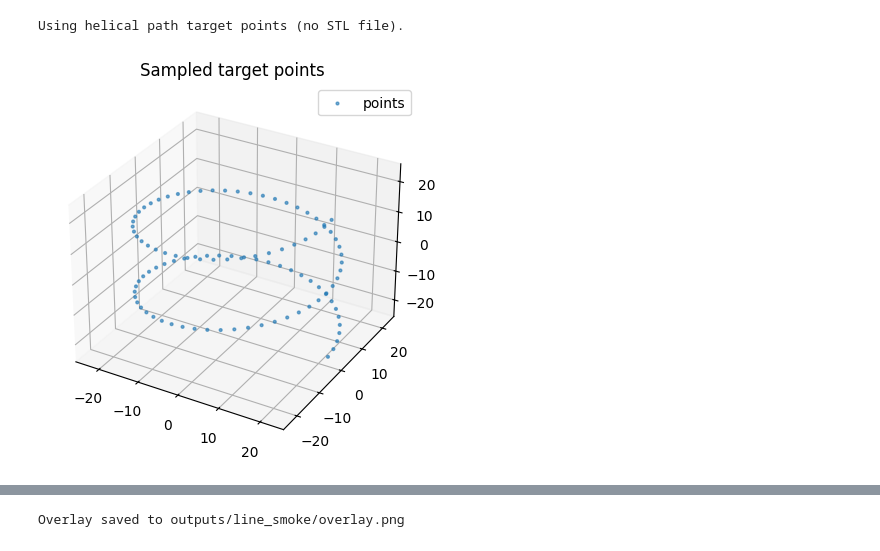
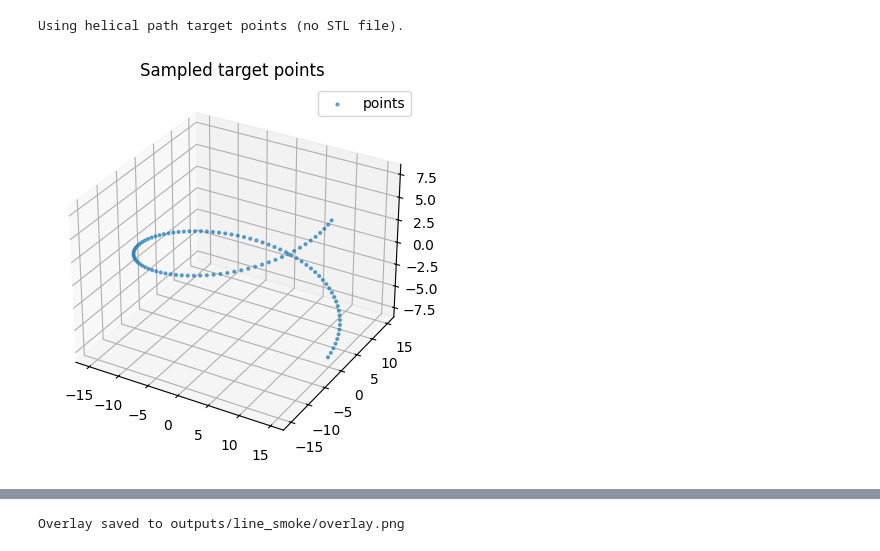
Before and after one commit to ib565/colabdesign-stl, a Jupyter notebook: examples/colab_stl_notebook.ipynb, the cells around one changed output, grey strips where cells are left out. Drawn from its saved outputs; the diff is of its cells as text; code cells hidden in the pictures.

```diff
--- a/examples/colab_stl_notebook.ipynb
+++ b/examples/colab_stl_notebook.ipynb
@@ -6,29 +6,34 @@ You can open it directly in Colab (via the Colab extension) or convert to `.ipyn
 GPU recommended; CPU is only for smoke tests.
 # %%
 # Configuration: edit these for your run
-PATH_MODE = "helix"                     # "line" (simple z-axis), "helix", or "stl"
+PATH_MODE = "helix"                     # "line" (simple z-axis), "helix", "hairpin", or "stl"
 STL_PATH = "examples/helix.stl"        # Path to your STL (upload or generate below)
 OUT_DIR = "outputs/line_smoke"         # Where to save sequence/PDB/plot
 PROTEIN_LENGTH = 100
 NUM_TARGET_POINTS = 100                 # For helix/line path: points along path; for STL: samples from surface
-TARGET_EXTENT = 45.0                   # Å; longest dimension after scaling
+TARGET_EXTENT = 30.0                   # Å; longest dimension after scaling
 LINE_LENGTH = 40.0                     # Used only when PATH_MODE="line"
 SAMPLE_SEED = 0                        # -1 or None for stochastic sampling (STL only)
 RUN_SEED = 0                           # Restart seed for ColabDesign
-SOFT_ITERS = 200
-TEMP_ITERS = 100
+SOFT_ITERS = 300
+TEMP_ITERS = 150
 HARD_ITERS = 20
-CHAMFER_WEIGHT = 0.025
-PLDDT_WEIGHT = 1.0
-PAE_WEIGHT = 0.1
+CHAMFER_WEIGHT = 0.02
+PLDDT_WEIGHT = 2.0
+PAE_WEIGHT = 0.2
+CON_WEIGHT = 0.5
 USE_SQRT = False                       # True → Chamfer in Å (slightly slower)
 DATA_DIR = "/content/data_dir"         # Path to AlphaFold params (set below); if None, will try AF_DATA_DIR or ../ColabDesign
 AUTO_DOWNLOAD_PARAMS = True           # Set True to auto-download AF params (~3.5 GB) into DATA_DIR if missing
 
 # Helix path parameters (used when PATH_MODE="helix")
-HELIX_RADIUS = 6.0
-HELIX_PITCH = 6.0
-HELIX_TURNS = 2
+HELIX_RADIUS = 5.0
+HELIX_PITCH = 5.0
+HELIX_TURNS = 1.0
+
+# Hairpin parameters
+# HAIRPIN_HEIGHT
+# HAIRPIN_RADIUS
 
 FORCE_RECLONE = True
 # %%
@@ -150,7 +157,7 @@ AlphaFold params found at: /content/data_dir/params
 # %%
 # Build target points (line, helix path, or STL surface samples)
 target_points = None
-USING_TARGET_POINTS = PATH_MODE in ("line", "helix")
+USING_TARGET_POINTS = PATH_MODE in ("line", "helix", "hairpin")
 
 if PATH_MODE == "line":
     target_points = normalize_points(
@@ -166,6 +173,15 @@ elif PATH_MODE == "helix":
             radius=HELIX_RADIUS,
             pitch=HELIX_PITCH,
             turns=HELIX_TURNS,
+        ),
+        target_extent=TARGET_EXTENT,
+        center=True,
+    )
+    print("Using helical path target points (no STL file).")
+elif PATH_MODE == "hairpin":
+    target_points = normalize_points(
+        make_hairpin_path(
+            num_points=NUM_TARGET_POINTS
         ),
         target_extent=TARGET_EXTENT,
         center=True,
@@ -195,20 +211,20 @@ Using helical path target points (no STL file).
 # %%
 # Quick visualization of sampled target points (optional)
 DO_POINT_PLOT = True
 
 if DO_POINT_PLOT:
-    if PATH_MODE in ("line", "helix"):
+    if PATH_MODE in ("line", "helix", "hairpin"):
         pts = target_points
     else:
         pts = stl_to_points(
             STL_PATH,
             num_points=NUM_TARGET_POINTS,
             target_extent=TARGET_EXTENT,
             seed=SAMPLE_SEED,
         )
     plot_point_cloud(pts, title="Sampled target points", show=True, save_path=None)
 # %% [output]
-[figure, old version]
+[figure, new version]
 # %%
 # Run the design
 out_dir = Path(OUT_DIR)
```
Also changed, not shown: parts of 7 cells of this notebook.
